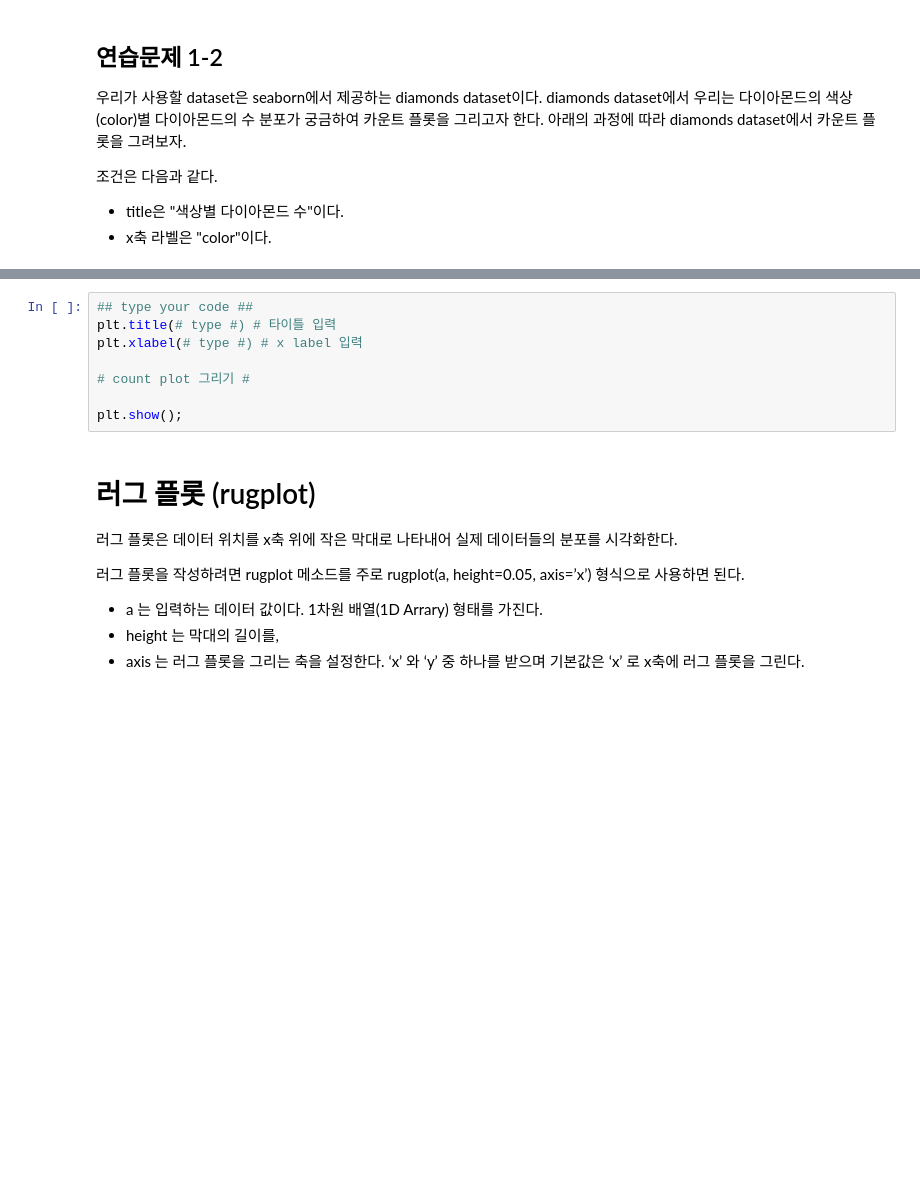
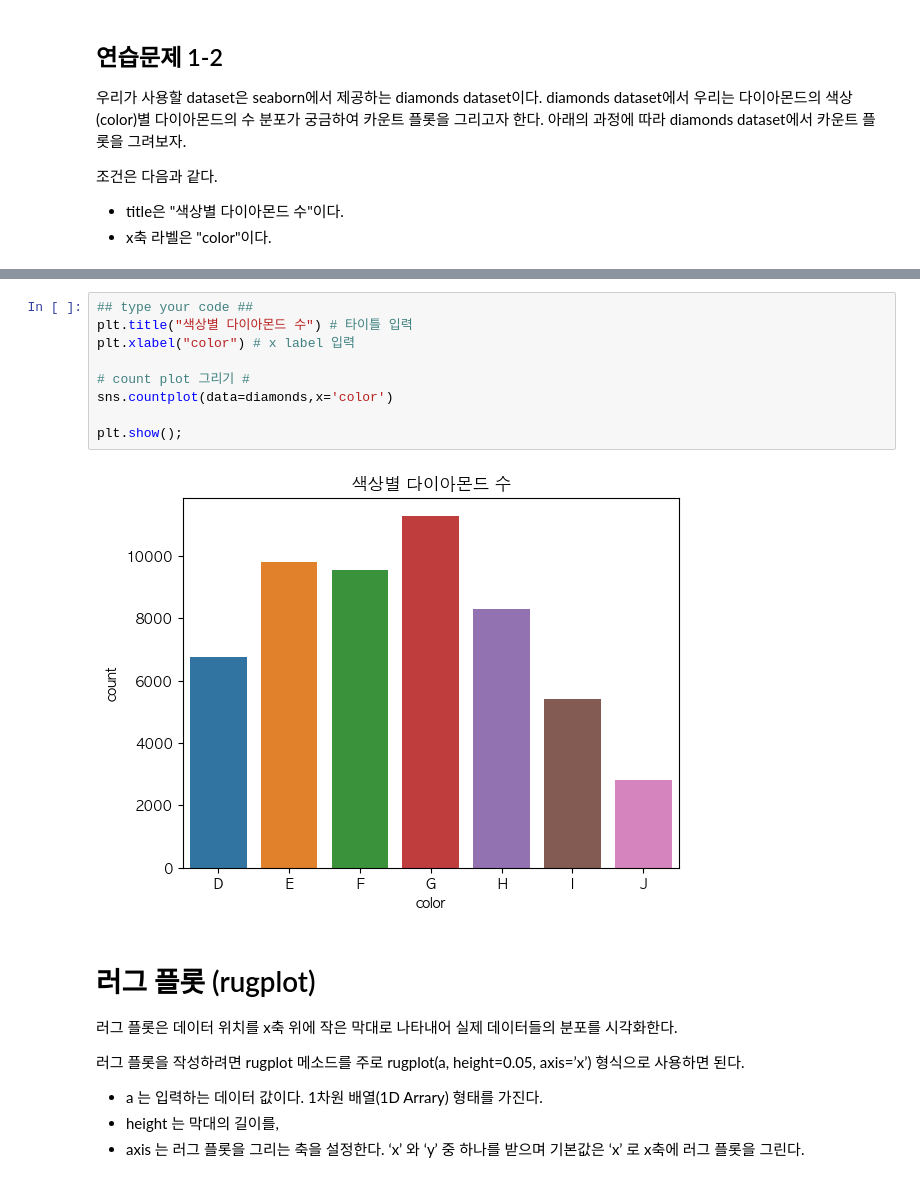
Before and after one commit to Meonu/AI-Bigdata-Study, a Jupyter notebook: practice/4. data_visualization_2.ipynb, the cells around one changed output, grey strips where cells are left out. Cells and saved outputs as stored; diff of their text form; blank space fills up the shorter version.

```diff
--- a/practice/4. data_visualization_2.ipynb
+++ b/practice/4. data_visualization_2.ipynb
@@ -211,11 +247,14 @@ diamonds.head()
 # %%
 ## type your code ##
-plt.title(# type #) # 타이틀 입력
-plt.xlabel(# type #) # x label 입력
+plt.title("색상별 다이아몬드 수") # 타이틀 입력
+plt.xlabel("color") # x label 입력
 
 # count plot 그리기 #
+sns.countplot(data=diamonds,x='color')
 
 plt.show();
+# %% [output]
+[figure, added]
 # %% [markdown]
 # 러그 플롯 (rugplot)
 
```
Also changed, not shown: parts of 7 cells of this notebook, 1 other file.
